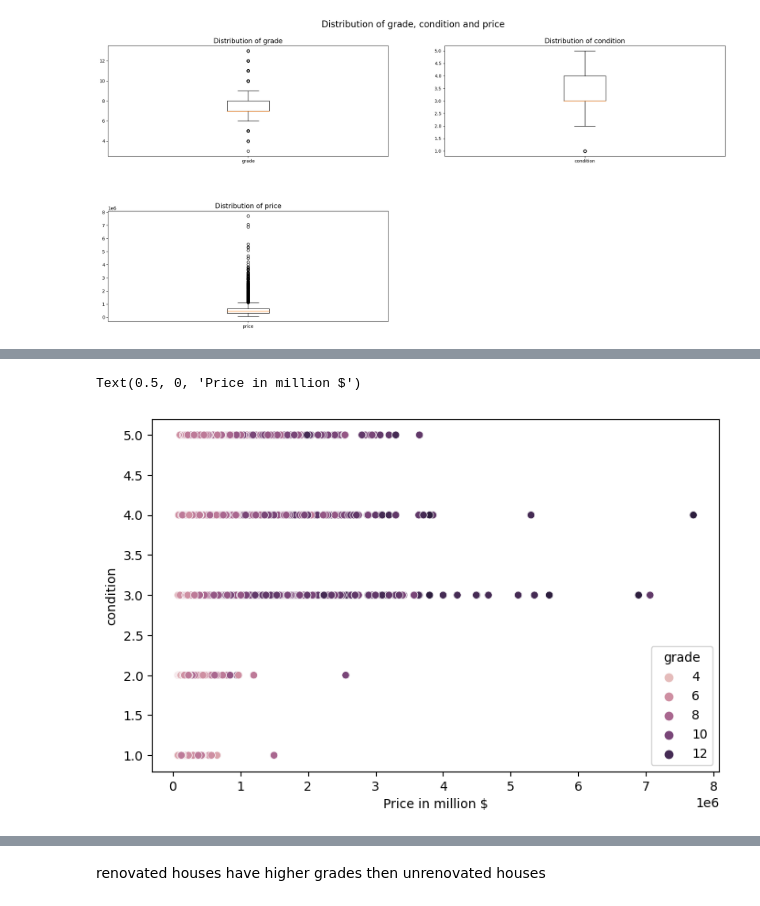
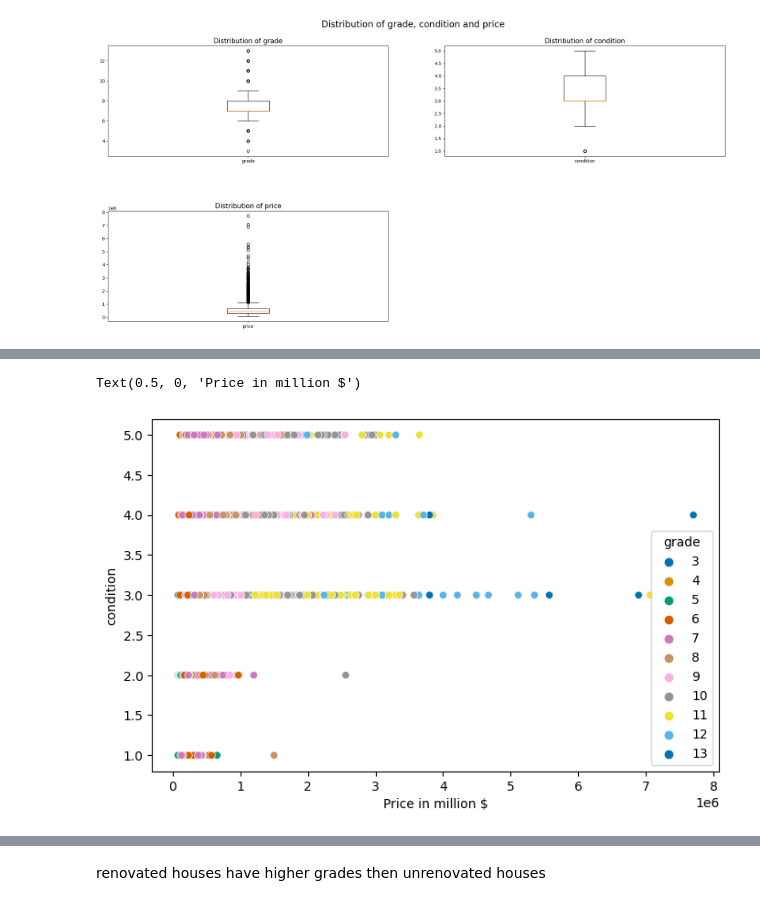
Before and after one commit to henryklange/ds-eda-soloproject, a Jupyter notebook: EDA.ipynb, the cells around one changed output, grey strips where cells are left out. Cells and saved outputs as stored; diff of their text form; code cells hidden in the pictures.

```diff
--- a/EDA.ipynb
+++ b/EDA.ipynb
@@ -130,13 +133,13 @@ sns.scatterplot(x=df['price'], y=df['sqft_living'], hue=df.grade)
 # %%
 # plotting price in relation to condition, with grade added as third dimension
-plo1 = sns.scatterplot(x=df['price'], y=df['condition'], hue=df['grade'])
+plo1 = sns.scatterplot(x=df['price'], y=df['condition'], hue=df['grade'], palette="colorblind")
 #ax.set_xlabel("Price in million $")
 plo1.set_xlabel("Price in million $")
 
 # plot is heavily skwed to the right, checking for amount of houses with a price > 1.000.000
 # %% [output]
 Text(0.5, 0, 'Price in million $')
-[figure, old version]
+[figure, new version]
 # %%
 dfscat = df.copy()
 # dfscat = df[df['price'] > 1000000] ## 1458 rows with houses over 1M, filtering these out
```
Also changed, not shown: parts of 5 cells of this notebook, 3 other files.
